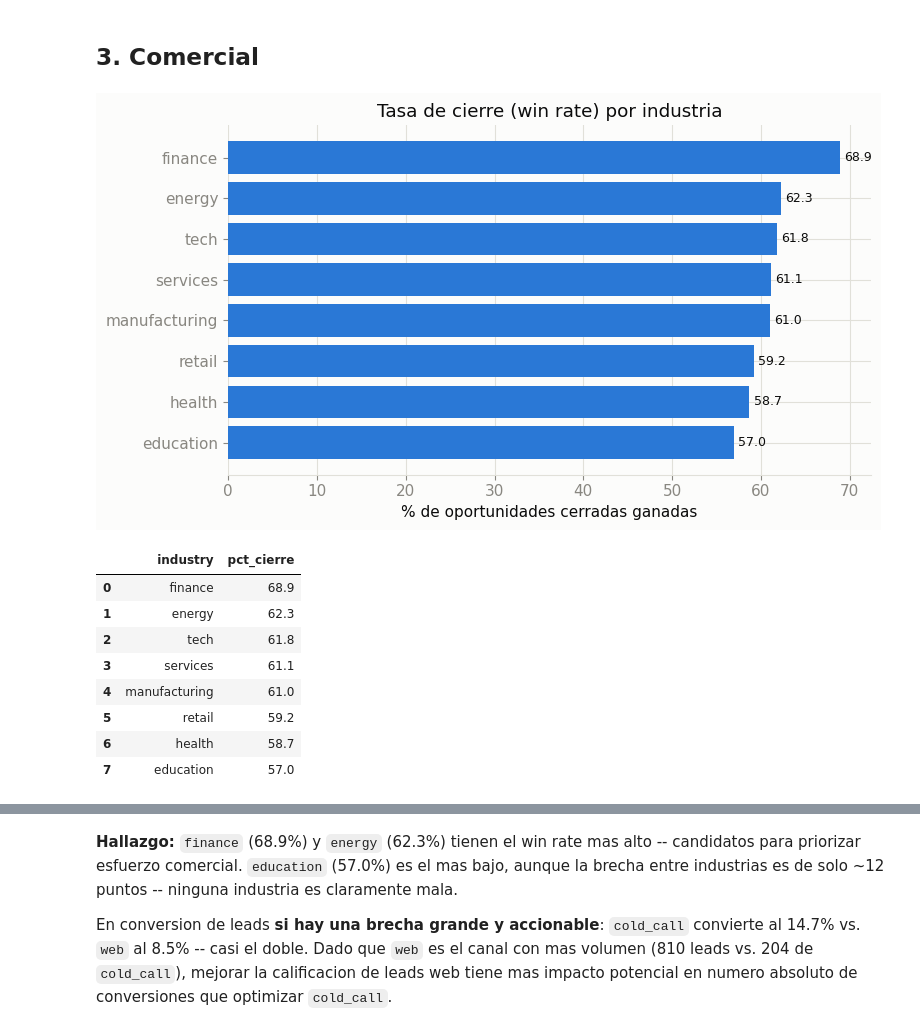
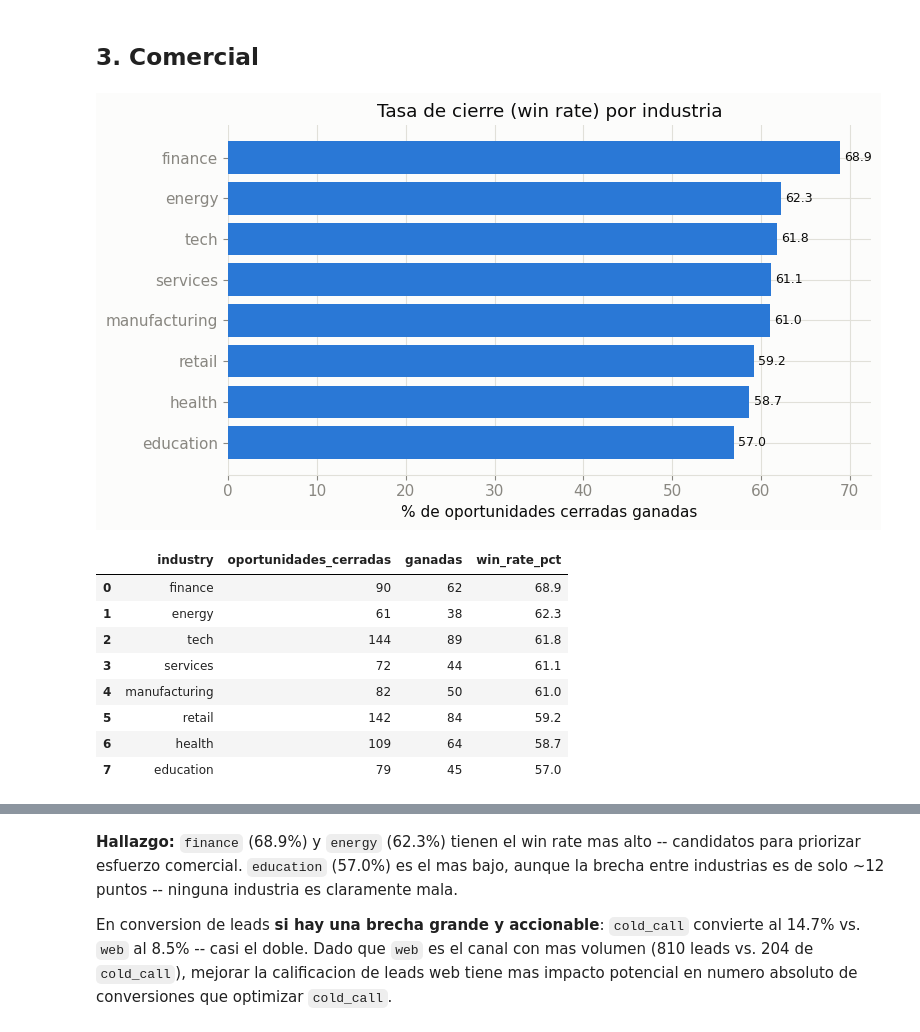
Before and after one commit to ivanjhunior2/tigo-bootcamp-datascience, a Jupyter notebook: notebooks/analysis/01_insights.ipynb, the cells around one changed output, grey strips where cells are left out. Drawn from its saved outputs; the diff is of its cells as text; code cells hidden in the pictures.

```diff
--- a/notebooks/analysis/01_insights.ipynb
+++ b/notebooks/analysis/01_insights.ipynb
@@ -169,31 +156,26 @@ El DSO por metodo de pago es **casi identico entre los 4 metodos** (22.3-22.9 di
 # %% [markdown]
 ## 3. Comercial
 # %%
-winrate_ind = pd.read_sql("""
-    SELECT a.industry,
-           round(100.0 * count(*) FILTER (WHERE o.is_won) / NULLIF(count(*) FILTER (WHERE NOT o.is_open), 0), 1) AS pct_cierre
-    FROM gold.fact_opportunity o JOIN gold.dim_account a ON a.account_id = o.account_id
-    GROUP BY a.industry ORDER BY pct_cierre DESC
-""", engine)
+winrate_ind = pd.read_sql("SELECT * FROM gold.vw_win_rate_by_industry ORDER BY win_rate_pct DESC", engine)
 
 fig, ax = plt.subplots(figsize=(8, 4.5))
-ax.barh(winrate_ind["industry"], winrate_ind["pct_cierre"], color=BLUE)
+ax.barh(winrate_ind["industry"], winrate_ind["win_rate_pct"], color=BLUE)
 ax.invert_yaxis()
 ax.set_xlabel("% de oportunidades cerradas ganadas")
 ax.set_title("Tasa de cierre (win rate) por industria")
 bar_labels(ax)
 plt.tight_layout()
 plt.show()
 winrate_ind
 # %% [output]
 [figure]
-|  | industry | pct_cierre |
-| 0 | finance | 68.9 |
-| 1 | energy | 62.3 |
-| 2 | tech | 61.8 |
-| 3 | services | 61.1 |
-| 4 | manufacturing | 61.0 |
-| 5 | retail | 59.2 |
-| 6 | health | 58.7 |
-| 7 | education | 57.0 |
+|  | industry | oportunidades_cerradas | ganadas | win_rate_pct |
+| 0 | finance | 90 | 62 | 68.9 |
+| 1 | energy | 61 | 38 | 62.3 |
+| 2 | tech | 144 | 89 | 61.8 |
+| 3 | services | 72 | 44 | 61.1 |
+| 4 | manufacturing | 82 | 50 | 61.0 |
+| 5 | retail | 142 | 84 | 59.2 |
+| 6 | health | 109 | 64 | 58.7 |
+| 7 | education | 79 | 45 | 57.0 |
 # %%
```
Also changed, not shown: parts of 6 cells of this notebook, 8 other files.
